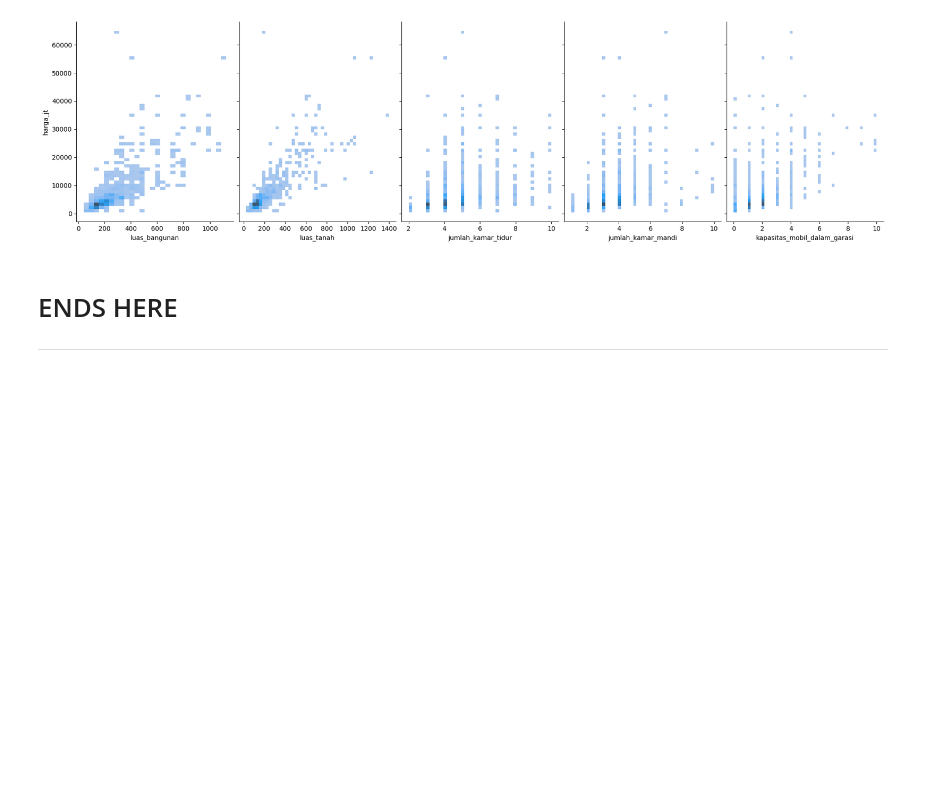
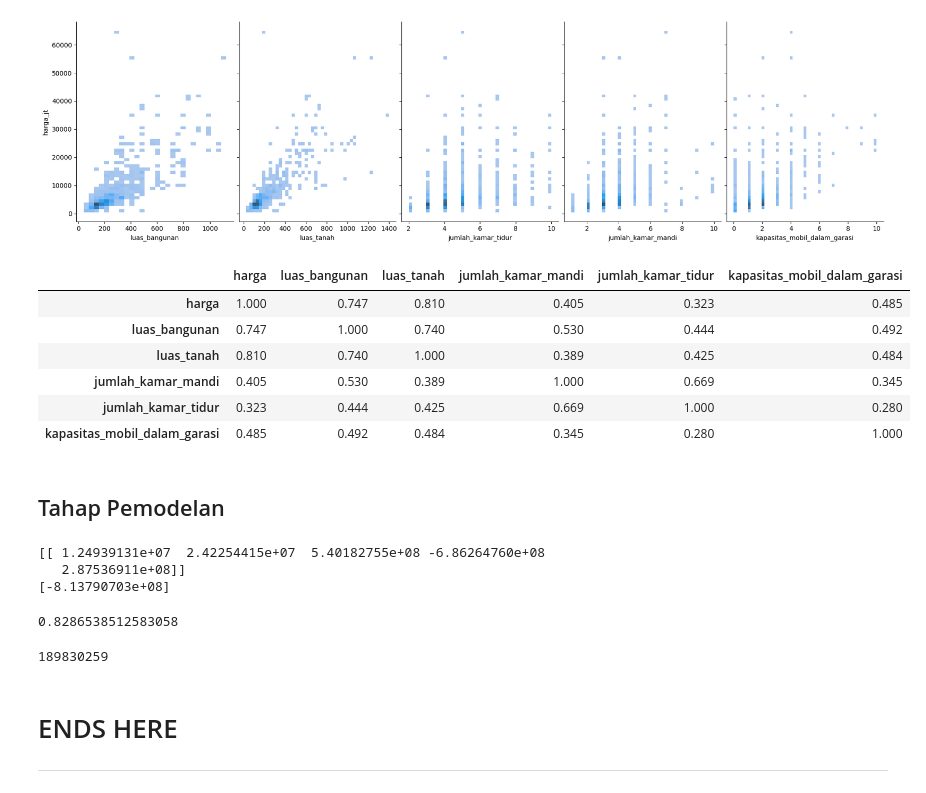
Before and after one commit to nafalabi/dwbi_linear_regression, a Jupyter notebook: regresi_linier.ipynb, the cells around one changed output. Cells and saved outputs as stored; diff of their text form; code cells hidden in the pictures; blank space fills up the shorter version.

```diff
--- a/regresi_linier.ipynb
+++ b/regresi_linier.ipynb
@@ -132,6 +133,53 @@ sns.pairplot(
 <seaborn.axisgrid.PairGrid at 0x...>
 <Figure size 1000x800 with 0 Axes>
 [figure]
+# %%
+# Mengetahui nilai korelasi dari independent variable dan dependent variable. (diketahui luas_tanah & luas_bangunan mempunyai hubungan linear positif yang sangat kuat)
+df2 = df[['harga', 'luas_bangunan', 'luas_tanah', 'jumlah_kamar_mandi', 'jumlah_kamar_tidur', 'kapasitas_mobil_dalam_garasi']]
+df2.corr().style.format(precision=3).background_gradient()
+# %% [output]
+|  | harga | luas_bangunan | luas_tanah | jumlah_kamar_mandi | jumlah_kamar_tidur | kapasitas_mobil_dalam_garasi |
+| harga | 1.000 | 0.747 | 0.810 | 0.405 | 0.323 | 0.485 |
+| luas_bangunan | 0.747 | 1.000 | 0.740 | 0.530 | 0.444 | 0.492 |
+| luas_tanah | 0.810 | 0.740 | 1.000 | 0.389 | 0.425 | 0.484 |
+| jumlah_kamar_mandi | 0.405 | 0.530 | 0.389 | 1.000 | 0.669 | 0.345 |
+| jumlah_kamar_tidur | 0.323 | 0.444 | 0.425 | 0.669 | 1.000 | 0.280 |
+| kapasitas_mobil_dalam_garasi | 0.485 | 0.492 | 0.484 | 0.345 | 0.280 | 1.000 |
+# %% [markdown]
+## Tahap Pemodelan
+# %%
+# membuat variabel x dan y
+x = df[['luas_bangunan', 'luas_tanah', 'jumlah_kamar_mandi', 'jumlah_kamar_tidur', 'kapasitas_mobil_dalam_garasi']]
+y = df[['harga']]
+
+# split data menjadi training dan testing dengan porsi 80:20
+# x_train, x_test, y_train, y_test = train_test_split(x, y, test_size=0.2, random_state=4)
+x_train, x_test, y_train, y_test = train_test_split(x, y, test_size=0.2)
+
+# mebuat object linear regression
+lin_reg = LinearRegression()
+
+# train model dengan menggunakan training data yang sudah displit
+lin_reg.fit(x_train, y_train)
+
+# mencari tahu nilai koefisien (m) dan intercept (b)
+print(lin_reg.coef_)
+print(lin_reg.intercept_)
+# %% [output]
+[[ 1.24939131e+07  2.42254415e+07  5.40182755e+08 -6.86264760e+08
+   2.87536911e+08]]
+[-8.13790703e+08]
+# %%
+# mencari tahu skor akurasi dari model
+lin_reg.score(x_test, y_test)
+# %% [output]
+0.8286538512583058
+# %%
+# prediksi harga rumah
+result = lin_reg.predict([[50,50,1,2,0]])
+int(result[0][0])
+# %% [output]
+189830259
 # %% [markdown]
 # ENDS HERE
 ---
```
Also changed, not shown: parts of 3 cells of this notebook, 1 other file.
